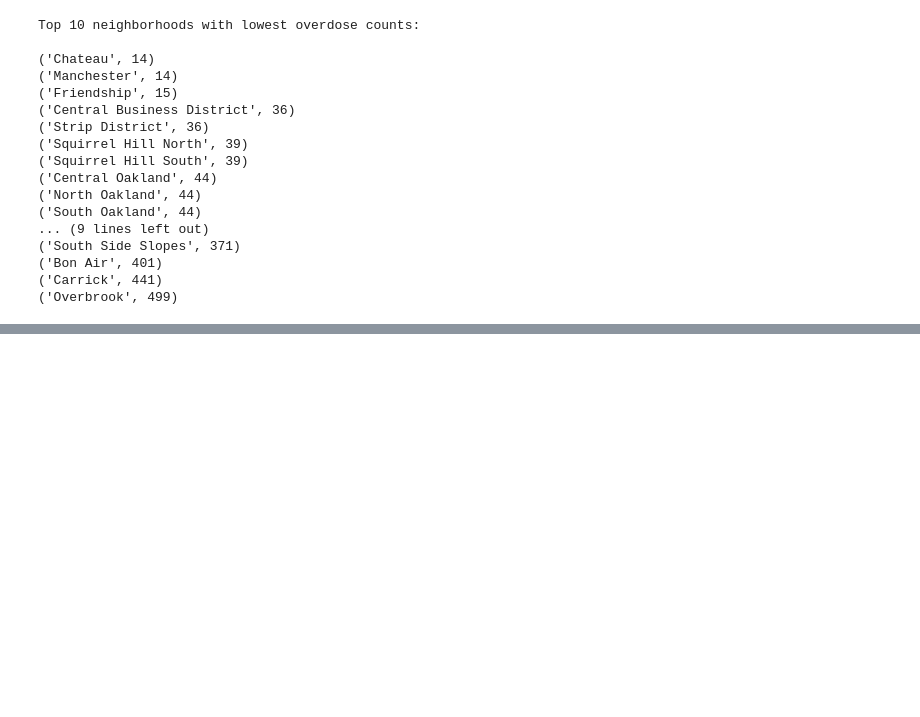
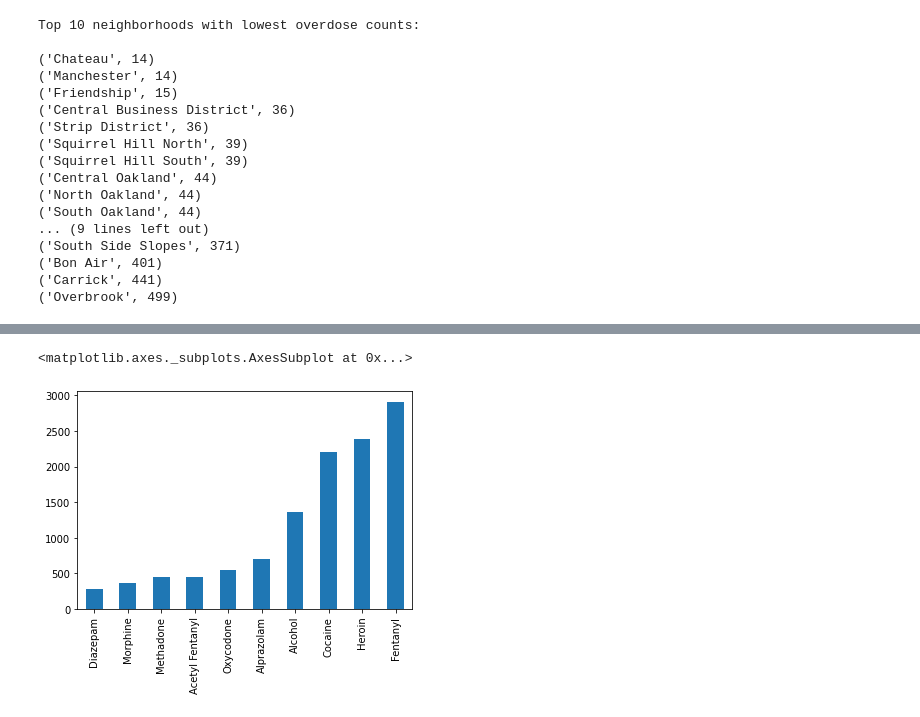
Before and after one commit to LEF-TY/Big-Ideas-Final-Project, a Jupyter notebook: Overdose.ipynb, the cells around one changed output, grey strips where cells are left out. Drawn from its saved outputs; the diff is of its cells as text; code cells hidden in the pictures; blank space fills up the shorter version.

```diff
--- a/Overdose.ipynb
+++ b/Overdose.ipynb
@@ -245,0 +245,6 @@ TypeError: 'dict_keys' object is not subscriptable
+# %%
+causeframe = pd.DataFrame(cause.values(), index = cause.keys())
+causeframe[158:168].plot.bar(legend = False)
+# %% [output]
+<matplotlib.axes._subplots.AxesSubplot at 0x...>
+[figure, added]
```
Also changed, not shown: parts of 3 cells of this notebook.
